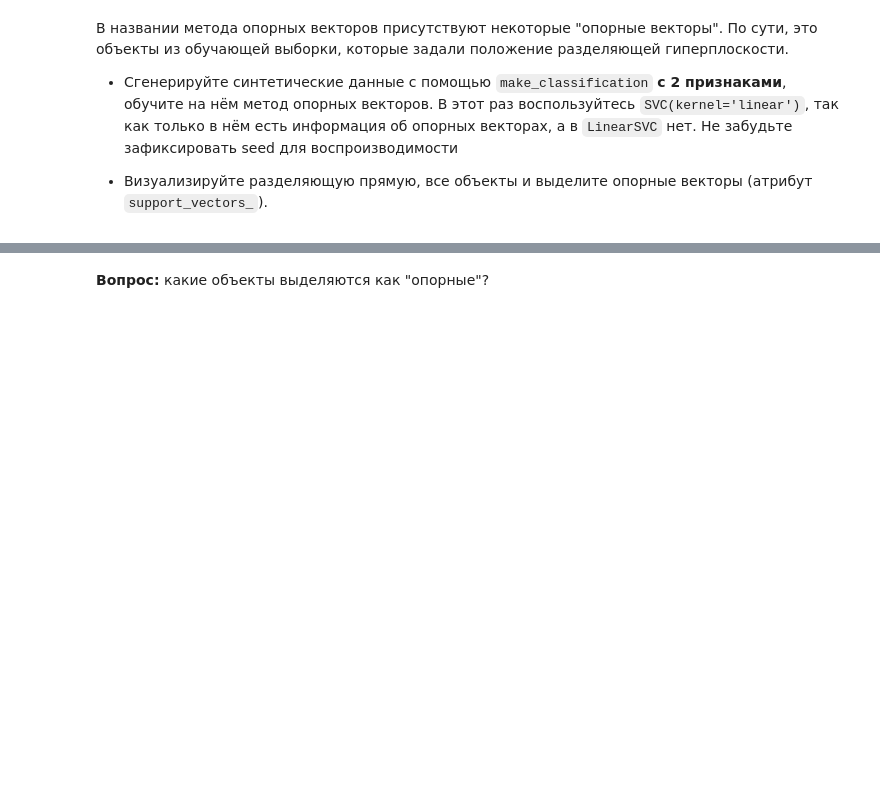
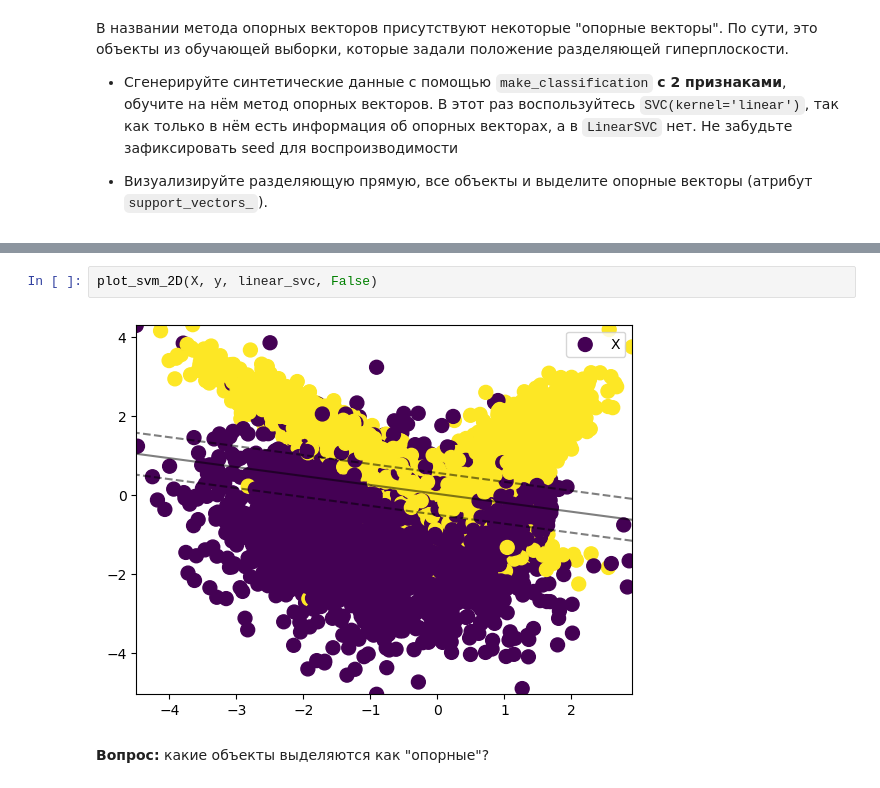
Before and after one commit to diemvs/hse_hw, a Jupyter notebook: ml/hw4/homework-practice-04-linclass-SataevDmitriy.ipynb, the cells around one changed output, grey strips where cells are left out. Saved outputs shown, nothing was run; the diff lists cells and outputs as text; blank space fills up the shorter version.

```diff
--- a/ml/hw4/homework-practice-04-linclass-SataevDmitriy.ipynb
+++ b/ml/hw4/homework-practice-04-linclass-SataevDmitriy.ipynb
@@ -384,2 +396,6 @@ plot_svm_2D(X, y, model)
+# %%
+plot_svm_2D(X, y, linear_svc, False)
+# %% [output]
+[figure, added]
 # %% [markdown]
 **Вопрос:** какие объекты выделяются как "опорные"?
```
Also changed, not shown: parts of 70 cells of this notebook.
